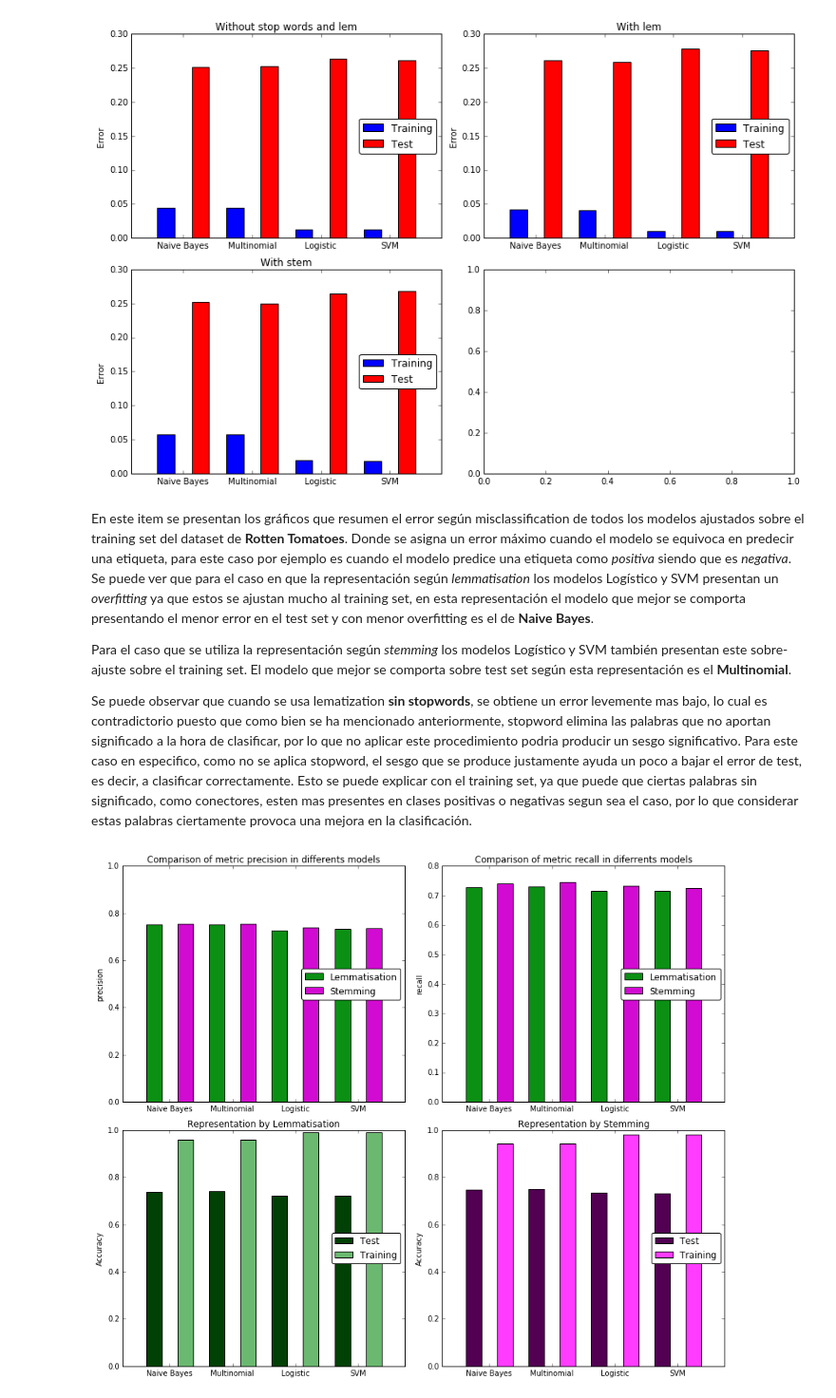
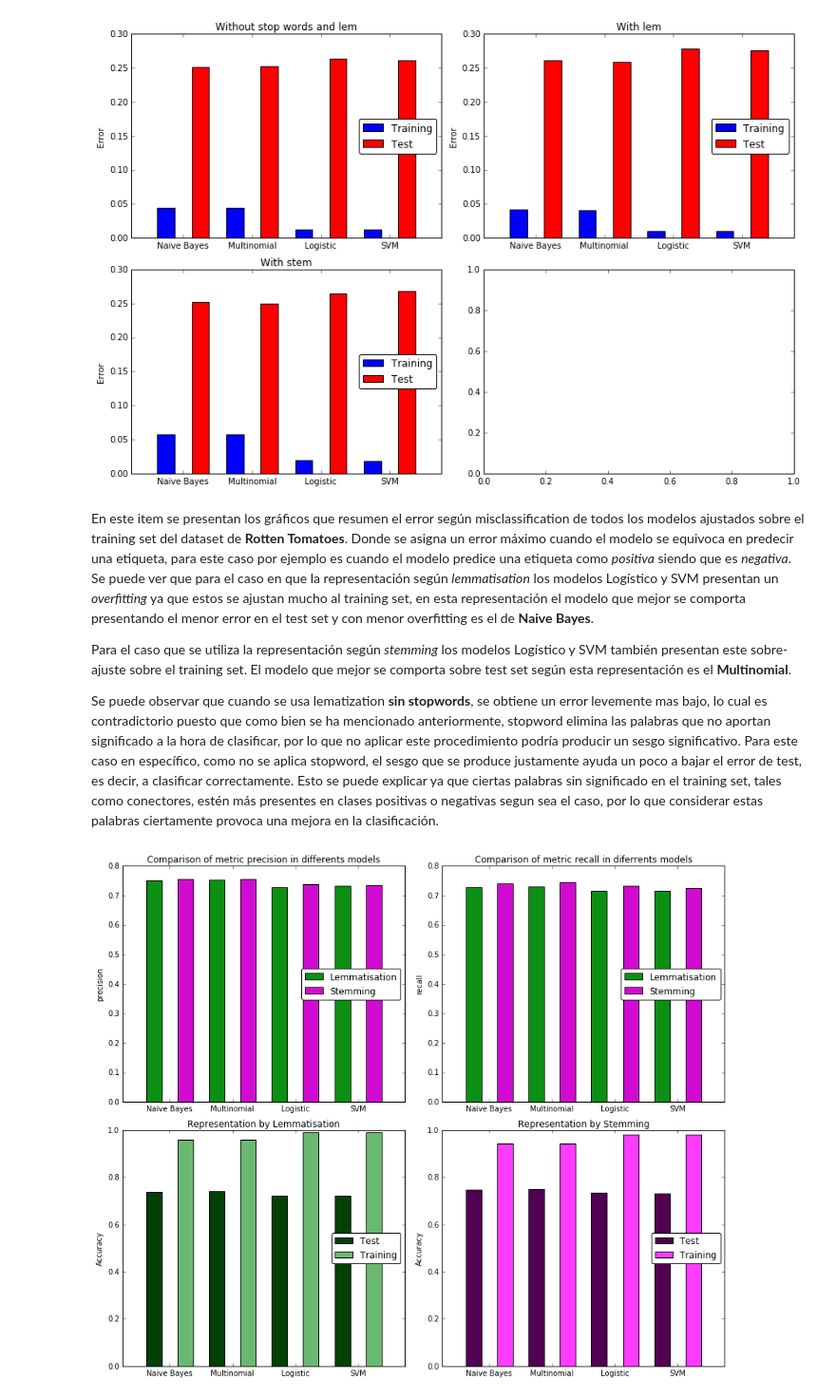
Before and after one commit to FMena14/MachineLearning2, a Jupyter notebook: Parte2.ipynb, the cells around one changed output. Shown at 95% size. Saved outputs shown, nothing was run; the diff lists cells and outputs as text; code cells hidden in the pictures.

```diff
--- a/Parte2.ipynb
+++ b/Parte2.ipynb
@@ -666,8 +669,8 @@ En este item se presentan los gráficos que resumen el error según misclassific
 
 Para el caso que se utiliza la representación según <i>stemming</i> los modelos Logístico y SVM también presentan este sobre-ajuste sobre el training set. El modelo que mejor se comporta sobre test set según esta representación es el <b>Multinomial</b>.
 
-Se puede observar que cuando se usa lematization <b>sin stopwords</b>, se obtiene un error levemente mas bajo, lo cual es contradictorio puesto que como bien se ha mencionado anteriormente, stopword elimina las palabras que no aportan significado a la hora de clasificar, por lo que no aplicar este procedimiento podria producir un sesgo significativo.
-Para este caso en especifico, como no se aplica stopword, el sesgo que se produce justamente ayuda un poco a bajar el error de test, es decir, a clasificar correctamente. Esto se puede explicar con el training set, ya que puede que ciertas palabras sin significado, como conectores, esten mas presentes en clases positivas o negativas segun sea el caso, por lo que considerar estas palabras ciertamente provoca una mejora en la clasificación.
+Se puede observar que cuando se usa lematization <b>sin stopwords</b>, se obtiene un error levemente mas bajo, lo cual es contradictorio puesto que como bien se ha mencionado anteriormente, stopword elimina las palabras que no aportan significado a la hora de clasificar, por lo que no aplicar este procedimiento podría producir un sesgo significativo.
+Para este caso en específico, como no se aplica stopword, el sesgo que se produce justamente ayuda un poco a bajar el error de test, es decir, a clasificar correctamente. Esto se puede explicar ya que ciertas palabras sin significado en el training set, tales como conectores, estén más presentes en clases positivas o negativas segun sea el caso, por lo que considerar estas palabras ciertamente provoca una mejora en la clasificación.
 # %%
 import matplotlib.pyplot as plt
 #DECODIFAN LOS DATOS ALMACENADOS EN LAS CELDAS ANTERIORES
@@ -684,42 +687,43 @@ for lem,stem in zip(lem_ac,stem_ac):
     accuracy_stem += stem[:2]
     precision += [lem[2]]+[stem[2]]
     recall+= [lem[3]]+[stem[3]]
-#PARA COMPARAR LOS EFECTOS DE STEM Y LEM
+
+#PARA COMPARAR PRECISION Y RECALL
 f, axarr = plt.subplots(2, 2, figsize=(12,10) )
 colors = ['#0B9014','#D20BD2']*4
 barlist = axarr[0, 0].bar(range(8), precision, width  = 0.5, align = "center", color = colors)
 axarr[0, 0].set_title('Comparison of metric precision in differents models')
 axarr[0, 0].set_xticks([0.5,2.5,4.5,6.5])
 axarr[0, 0].set_xticklabels(('Naive Bayes', 'Multinomial', 'Logistic','SVM'))
-axarr[0, 0].set_ylim([0,1])
 axarr[0, 0].set_ylabel('precision')
 axarr[0, 0].legend(barlist, ["Lemmatisation","Stemming"],loc="center right", fancybox= True)
 
 axarr[0, 1].bar(range(8), recall, width  = 0.5, align = "center", color = colors)
 axarr[0, 1].set_title('Comparison of metric recall in diferrents models')
 axarr[0, 1].set_xticks([0.5,2.5,4.5,6.5])
 axarr[0, 1].set_xticklabels(('Naive Bayes', 'Multinomial', 'Logistic','SVM'))
 axarr[0, 1].set_ylabel('recall')
 axarr[0, 1].legend(barlist, ["Lemmatisation","Stemming"],loc="center right", fancybox= True)
 
+#PARA COMPARAR LOS EFECTOS DE STEM Y LEM
 colors = ['#014105','#6BB970']*4
 barlist = axarr[1, 0].bar(range(8), accuracy_lem, width  = 0.5, align = "center", color = colors)
 axarr[1, 0].set_title('Representation by Lemmatisation')
 axarr[1, 0].set_xticks([0.5,2.5,4.5,6.5])
 axarr[1, 0].set_xticklabels(('Naive Bayes', 'Multinomial', 'Logistic','SVM'))
 axarr[1, 0].set_ylabel('Accuracy')
 axarr[1, 0].legend(barlist, ["Test","Training"], loc="center right", fancybox= True)
 
 colors = ['#520052','#FF3CFF']*4
 barlist = axarr[1, 1].bar(range(8), accuracy_stem, width  = 0.5, align = "center", color = colors)
 axarr[1, 1].set_title('Representation by Stemming')
 axarr[1, 1].set_xticks([0.5,2.5,4.5,6.5])
 axarr[1, 1].set_xticklabels(('Naive Bayes', 'Multinomial', 'Logistic','SVM'))
 axarr[1, 1].set_ylabel('Accuracy')
 axarr[1, 1].legend(barlist, ["Test","Training"],loc="center right", fancybox= True)
 
 
 f.tight_layout() #separar los subplot
 plt.show()
 # %% [output]
-[figure, old version]
+[figure, new version]
```
Also changed, not shown: parts of 7 cells of this notebook, 3 other files.
